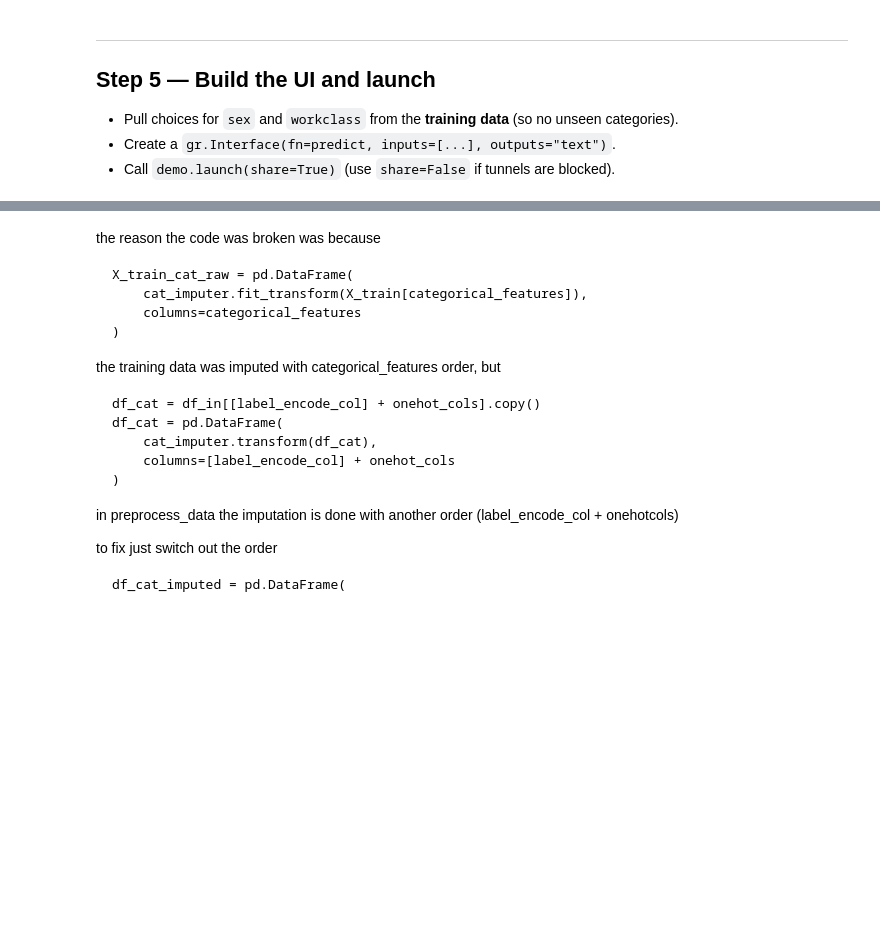
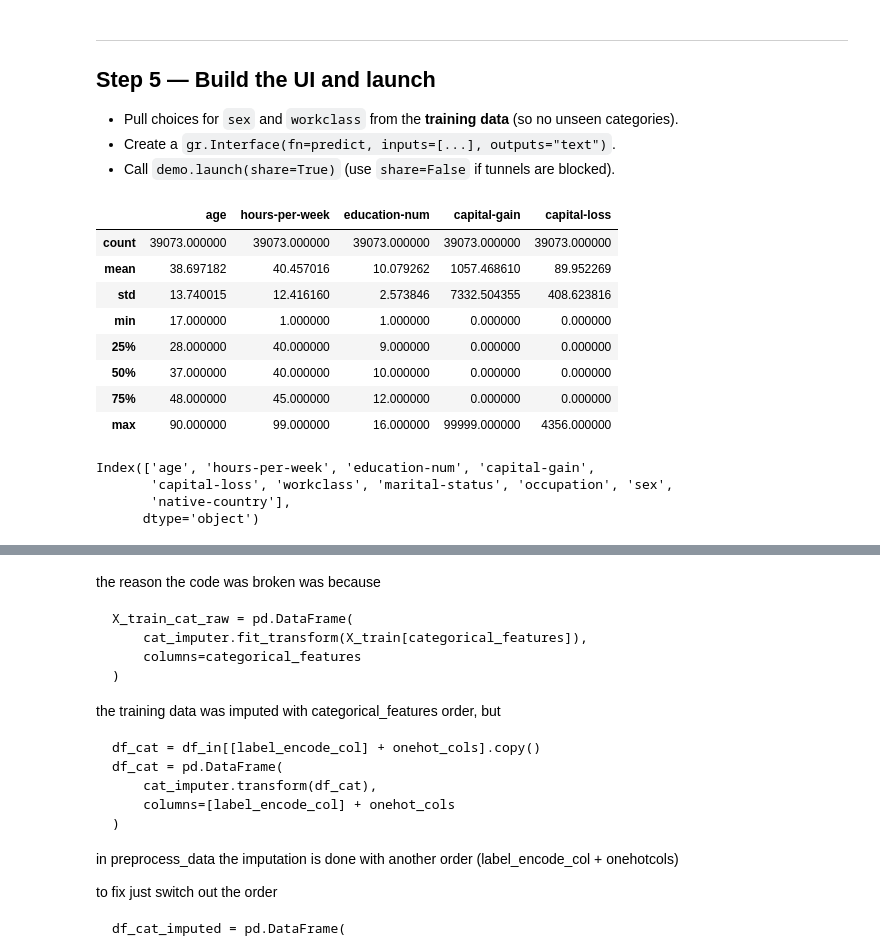
Before and after one commit to navinor/dl-survey-live-lab-2025, a Jupyter notebook: notebooks/01_baseline_random_forest_gradio.ipynb, the cells around one changed output, grey strips where cells are left out. Saved outputs shown, nothing was run; the diff lists cells and outputs as text; code cells hidden in the pictures; blank space fills up the shorter version.

```diff
--- a/notebooks/01_baseline_random_forest_gradio.ipynb
+++ b/notebooks/01_baseline_random_forest_gradio.ipynb
@@ -512,6 +525,25 @@ def predict(age, hours_per_week, education_num, sex, workclass):
 - Pull choices for `sex` and `workclass` from the **training data** (so no unseen categories).
 - Create a `gr.Interface(fn=predict, inputs=[...], outputs="text")`.
 - Call `demo.launch(share=True)` (use `share=False` if tunnels are blocked).
+# %%
+X_train.describe()
+# %% [output]
+|  | age | hours-per-week | education-num | capital-gain | capital-loss |
+| count | 39073.000000 | 39073.000000 | 39073.000000 | 39073.000000 | 39073.000000 |
+| mean | 38.697182 | 40.457016 | 10.079262 | 1057.468610 | 89.952269 |
+| std | 13.740015 | 12.416160 | 2.573846 | 7332.504355 | 408.623816 |
+| min | 17.000000 | 1.000000 | 1.000000 | 0.000000 | 0.000000 |
+| 25% | 28.000000 | 40.000000 | 9.000000 | 0.000000 | 0.000000 |
+| 50% | 37.000000 | 40.000000 | 10.000000 | 0.000000 | 0.000000 |
+| 75% | 48.000000 | 45.000000 | 12.000000 | 0.000000 | 0.000000 |
+| max | 90.000000 | 99.000000 | 16.000000 | 99999.000000 | 4356.000000 |
+# %%
+print(X_train.keys())
+# %% [output]
+Index(['age', 'hours-per-week', 'education-num', 'capital-gain',
+       'capital-loss', 'workclass', 'marital-status', 'occupation', 'sex',
+       'native-country'],
+      dtype='object')
 # %%
 # Use categories from your training set (already imputed)
 workclass_choices = sorted(pd.unique(X_train["workclass"].dropna()))
```
Also changed, not shown: parts of 4 cells of this notebook.
